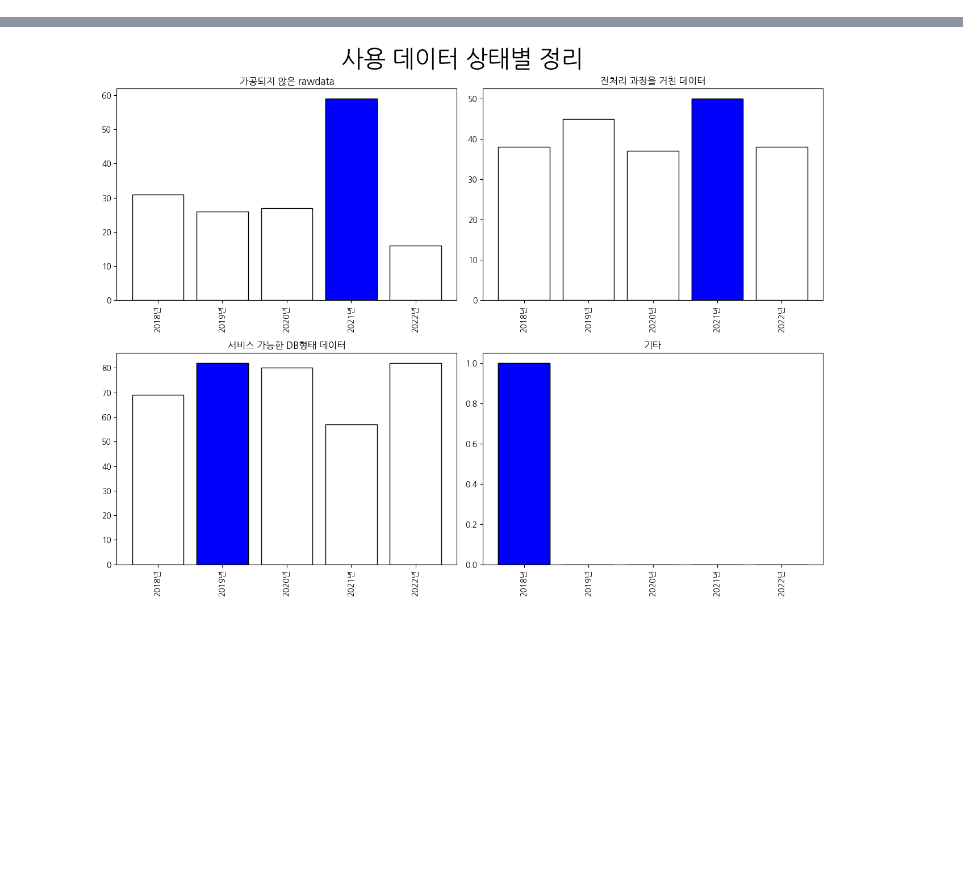
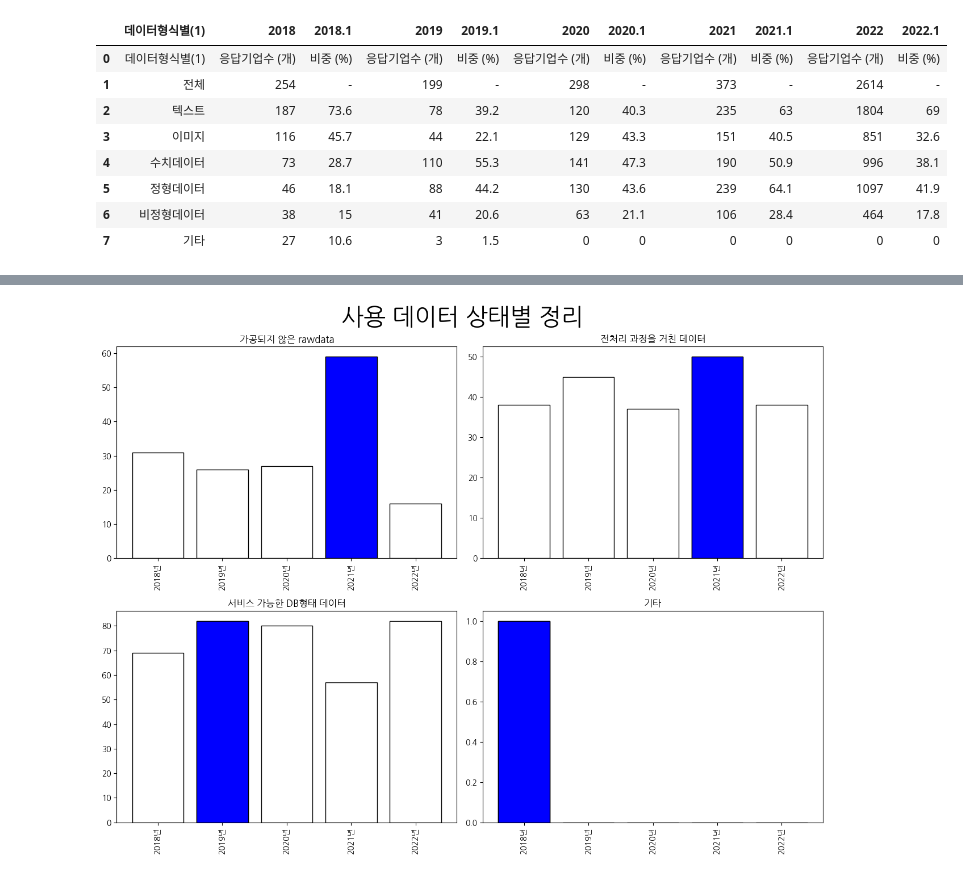
Before and after one commit to KDT-Public-Data-Project/KDT-Public_Data_Project, a Jupyter notebook: noah/noah2.ipynb, the cells around one changed output, grey strips where cells are left out. Saved outputs shown, nothing was run; the diff lists cells and outputs as text; code cells hidden in the pictures; blank space fills up the shorter version.

```diff
--- a/noah/noah2.ipynb
+++ b/noah/noah2.ipynb
@@ -11,3 +11,15 @@ import matplotlib.ticker as ticker
 
 format=pd.read_csv("데이터 보유 현황/보유_데이터_형식.csv")
 shape=pd.read_csv("데이터 보유 현황/보유_데이터_형태.csv")
+# %%
+format
+# %% [output]
+|  | 데이터형식별(1) | 2018 | 2018.1 | 2019 | 2019.1 | 2020 | 2020.1 | 2021 | 2021.1 | 2022 | 2022.1 |
+| 0 | 데이터형식별(1) | 응답기업수 (개) | 비중 (%) | 응답기업수 (개) | 비중 (%) | 응답기업수 (개) | 비중 (%) | 응답기업수 (개) | 비중 (%) | 응답기업수 (개) | 비중 (%) |
+| 1 | 전체 | 254 | - | 199 | - | 298 | - | 373 | - | 2614 | - |
+| 2 | 텍스트 | 187 | 73.6 | 78 | 39.2 | 120 | 40.3 | 235 | 63 | 1804 | 69 |
+| 3 | 이미지 | 116 | 45.7 | 44 | 22.1 | 129 | 43.3 | 151 | 40.5 | 851 | 32.6 |
+| 4 | 수치데이터 | 73 | 28.7 | 110 | 55.3 | 141 | 47.3 | 190 | 50.9 | 996 | 38.1 |
+| 5 | 정형데이터 | 46 | 18.1 | 88 | 44.2 | 130 | 43.6 | 239 | 64.1 | 1097 | 41.9 |
+| 6 | 비정형데이터 | 38 | 15 | 41 | 20.6 | 63 | 21.1 | 106 | 28.4 | 464 | 17.8 |
+| 7 | 기타 | 27 | 10.6 | 3 | 1.5 | 0 | 0 | 0 | 0 | 0 | 0 |
```
Also changed, not shown: parts of 9 cells of this notebook, 2 other files.
